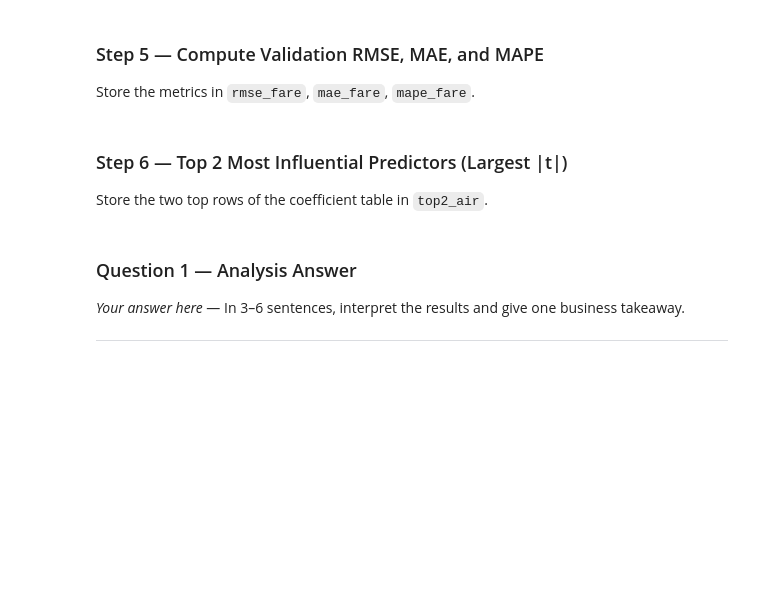
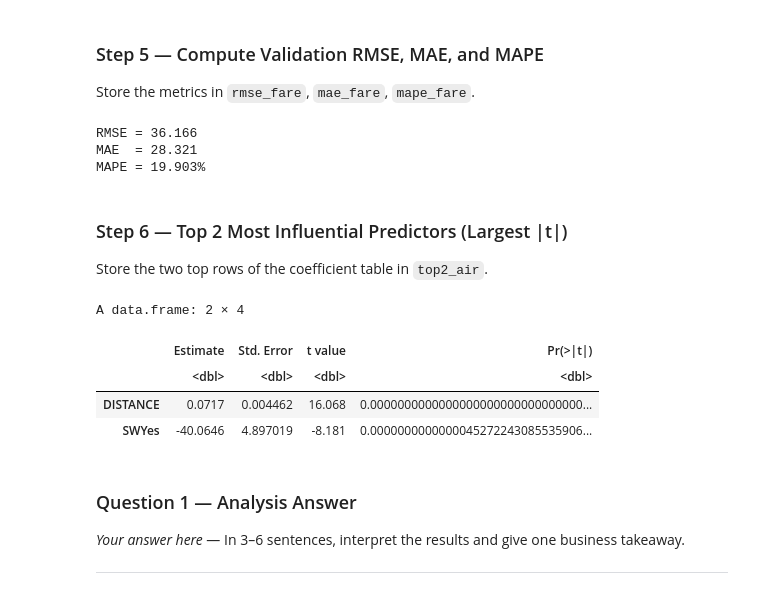
Before and after one commit to Mihir-Singh06/MS3313-SINGH-V3, a Jupyter notebook: Homework/Singh_Mihir_Final.ipynb, the cells around one changed output. Cells and saved outputs as stored; diff of their text form; code cells hidden in the pictures; blank space fills up the shorter version.

```diff
--- a/Homework/Singh_Mihir_Final.ipynb
+++ b/Homework/Singh_Mihir_Final.ipynb
@@ -134,14 +179,13 @@ ERROR: Error in file(file, "rt"): cannot open the connection
 ### Step 2 — 60/40 Train/Validation Partition
 
 Store the partitions in `train.df` and `valid.df`.
-# %%
-set.seed(42)
-# YOUR CODE HERE — delete this comment when you add your code
-# Required objects: train.df, valid.df
-
-
-train_idx <- NULL    # replace NULL with your code
-train.df  <- NULL    # replace NULL with your code
-valid.df  <- NULL    # replace NULL with your code
-
-cat("train rows:", nrow(train.df), " valid rows:", nrow(valid.df), "\n")
+# %%
+# Step 2
+set.seed(42)
+
+train_idx <- createDataPartition(air.df$FARE, p = 0.6, list = FALSE)
+
+train.df <- air.df[train_idx, ]
+valid.df <- air.df[-train_idx, ]
+
+cat("train rows:", nrow(train.df), " valid rows:", nrow(valid.df), "\n")
@@ -149,10 +195,7 @@ cat("train rows:", nrow(train.df), " valid rows:", nrow(valid.df), "\n")
 ### Step 3 — Fit the Multiple Linear Regression
 
 Fit `FARE ~ .` on the training set; store the model in `fare.lm`.
-# %%
-# YOUR CODE HERE — delete this comment when you add your code
-# Required object: fare.lm
-
-fare.lm <- NULL    # replace NULL with your code
-
-summary(fare.lm)
+# %%
+fare.lm <- lm(FARE ~ ., data = train.df)
+
+summary(fare.lm)
@@ -185,3 +235,15 @@ cat(sprintf("RMSE = %.3f\nMAE  = %.3f\nMAPE = %.3f%%\n",
+# %%
+Y_actual <- valid.df$FARE
+rmse_fare <- sqrt(mean((Y_actual - Y_fare_pred)^2))
+mae_fare  <- mean(abs(Y_actual - Y_fare_pred))
+mape_fare <- mean(abs((Y_actual - Y_fare_pred) / Y_actual)) * 100
+
+cat(sprintf("RMSE = %.3f\nMAE  = %.3f\nMAPE = %.3f%%\n",
+            rmse_fare, mae_fare, mape_fare))
+# %% [output]
+RMSE = 36.166
+MAE  = 28.321
+MAPE = 19.903%
 # %% [markdown]
 ### Step 6 — Top 2 Most Influential Predictors (Largest |t|)
 
@@ -196,3 +251,17 @@ top2_air
+# %%
+coef_df <- as.data.frame(summary(fare.lm)$coefficients)
+top2_air <- head(
+  coef_df[rownames(coef_df) != "(Intercept)",
+  ][order(-abs(coef_df[rownames(coef_df) != "(Intercept)", ]$`t value`)), ],
+  2
+)
+top2_air
+# %% [output]
+A data.frame: 2 × 4
+|  | Estimate | Std. Error | t value | Pr(>|t|) |
+|  | <dbl> | <dbl> | <dbl> | <dbl> |
+| DISTANCE | 0.0717 | 0.004462 | 16.068 | 0.0000000000000000000000000000000... |
+| SWYes | -40.0646 | 4.897019 | -8.181 | 0.0000000000000045272243085535906... |
 # %% [markdown]
 ### Question 1 — Analysis Answer
 
```
Also changed, not shown: parts of 18 cells of this notebook.
